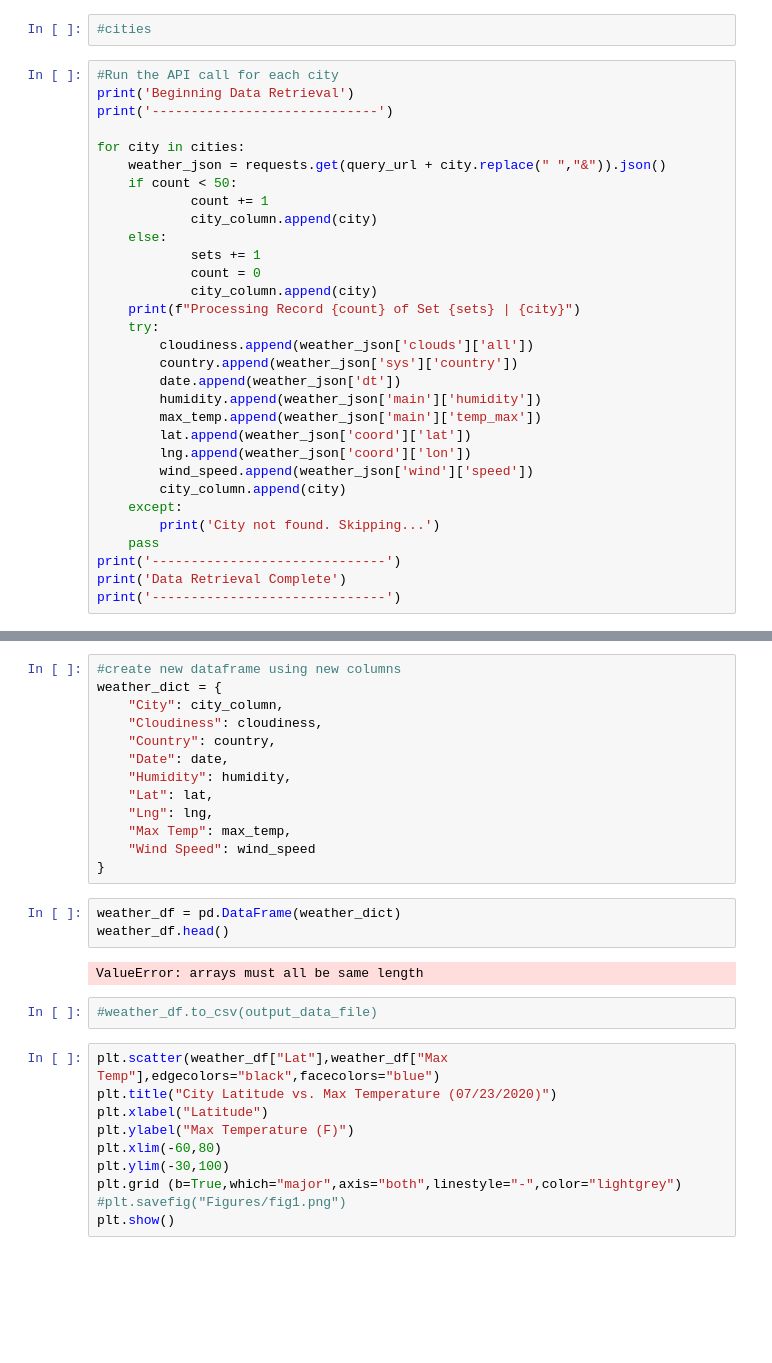
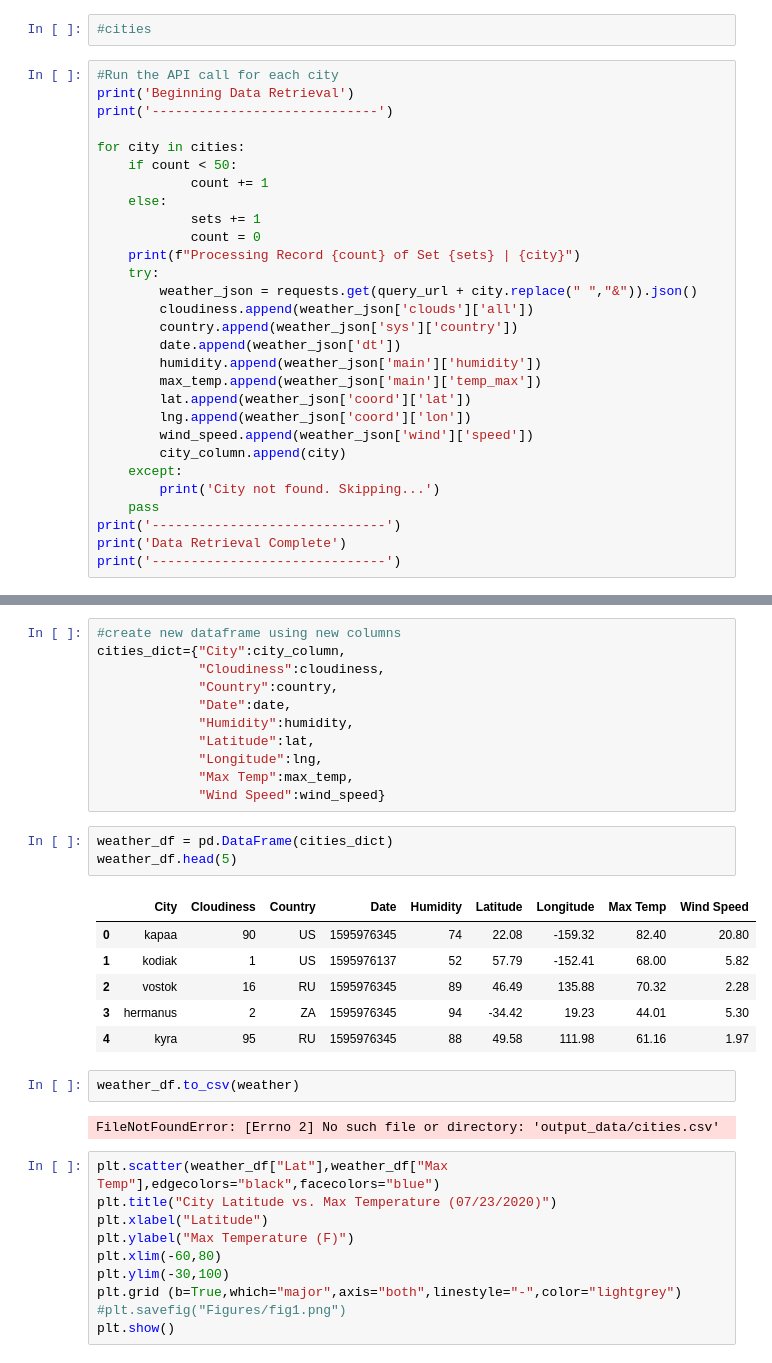
Before and after one commit to mneustadts/python-api-Analysis, a Jupyter notebook: WeatherPy/WeatherPy.ipynb, the cells around one changed output, grey strips where cells are left out. Drawn from its saved outputs; the diff is of its cells as text; blank space fills up the shorter version.

Commit message:
fixed dataframe

```diff
--- a/WeatherPy/WeatherPy.ipynb
+++ b/WeatherPy/WeatherPy.ipynb
@@ -69,16 +69,14 @@ print('Beginning Data Retrieval')
 print('-----------------------------')
 
 for city in cities:
-    weather_json = requests.get(query_url + city.replace(" ","&")).json()
     if count < 50:
             count += 1
-            city_column.append(city)
     else:
             sets += 1
             count = 0
-            city_column.append(city)
     print(f"Processing Record {count} of Set {sets} | {city}")
     try:
+        weather_json = requests.get(query_url + city.replace(" ","&")).json()
         cloudiness.append(weather_json['clouds']['all'])
         country.append(weather_json['sys']['country'])
         date.append(weather_json['dt'])
@@ -114,24 +112,29 @@ Data Retrieval Complete
 ------------------------------
 # %%
 #create new dataframe using new columns
-weather_dict = {
-    "City": city_column,
-    "Cloudiness": cloudiness,
-    "Country": country,
-    "Date": date,
-    "Humidity": humidity,
-    "Lat": lat,
-    "Lng": lng,
-    "Max Temp": max_temp,
-    "Wind Speed": wind_speed
-}
+cities_dict={"City":city_column,
+             "Cloudiness":cloudiness,
+             "Country":country,
+             "Date":date,
+             "Humidity":humidity,
+             "Latitude":lat,
+             "Longitude":lng,
+             "Max Temp":max_temp,
+             "Wind Speed":wind_speed}
 # %%
-weather_df = pd.DataFrame(weather_dict)
-weather_df.head()
+weather_df = pd.DataFrame(cities_dict)
+weather_df.head(5)
 # %% [output]
-ValueError: arrays must all be same length
+|  | City | Cloudiness | Country | Date | Humidity | Latitude | Longitude | Max Temp | Wind Speed |
+| 0 | kapaa | 90 | US | 1595976345 | 74 | 22.08 | -159.32 | 82.40 | 20.80 |
+| 1 | kodiak | 1 | US | 1595976137 | 52 | 57.79 | -152.41 | 68.00 | 5.82 |
+| 2 | vostok | 16 | RU | 1595976345 | 89 | 46.49 | 135.88 | 70.32 | 2.28 |
+| 3 | hermanus | 2 | ZA | 1595976345 | 94 | -34.42 | 19.23 | 44.01 | 5.30 |
+| 4 | kyra | 95 | RU | 1595976345 | 88 | 49.58 | 111.98 | 61.16 | 1.97 |
-# %%
-#weather_df.to_csv(output_data_file)
+# %%
+weather_df.to_csv(weather)
+# %% [output]
+FileNotFoundError: [Errno 2] No such file or directory: 'output_data/cities.csv'
 # %%
 plt.scatter(weather_df["Lat"],weather_df["Max Temp"],edgecolors="black",facecolors="blue")
 plt.title("City Latitude vs. Max Temperature (07/23/2020)")
```
Also changed, not shown: parts of 2 cells of this notebook, 1 other file.
